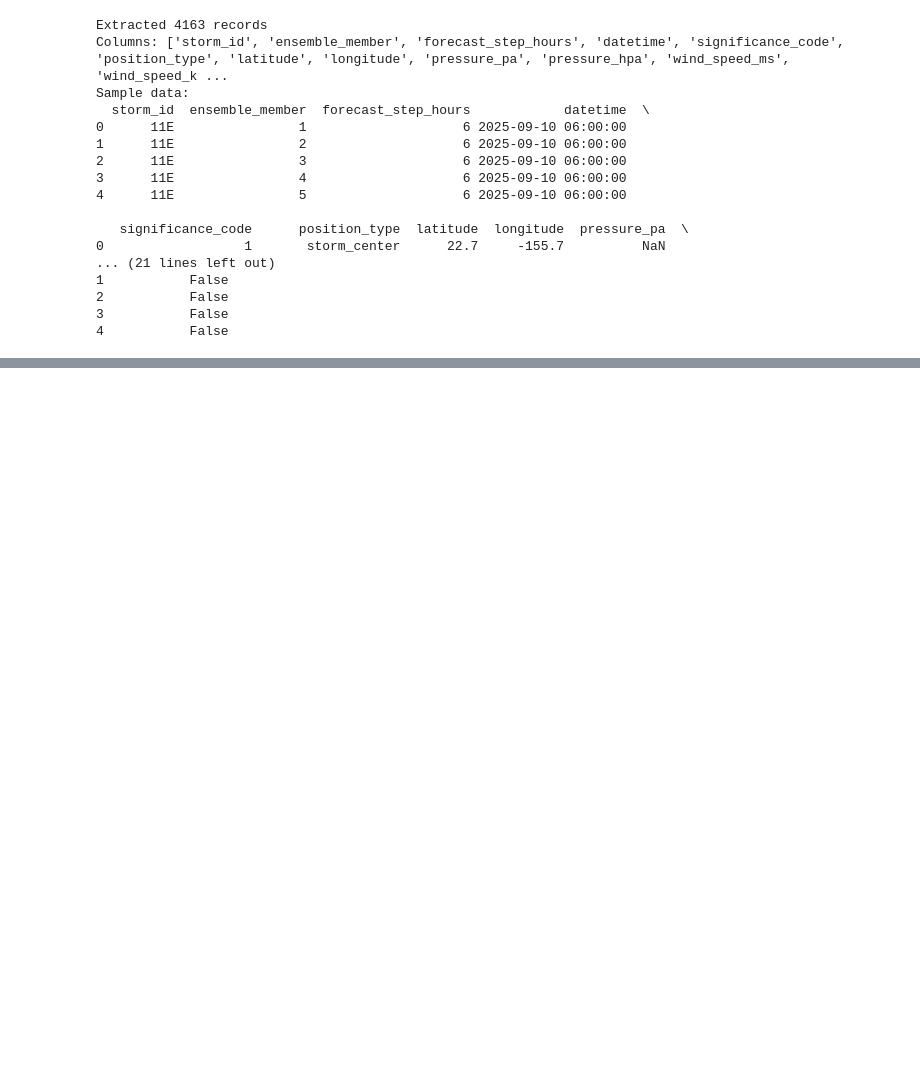
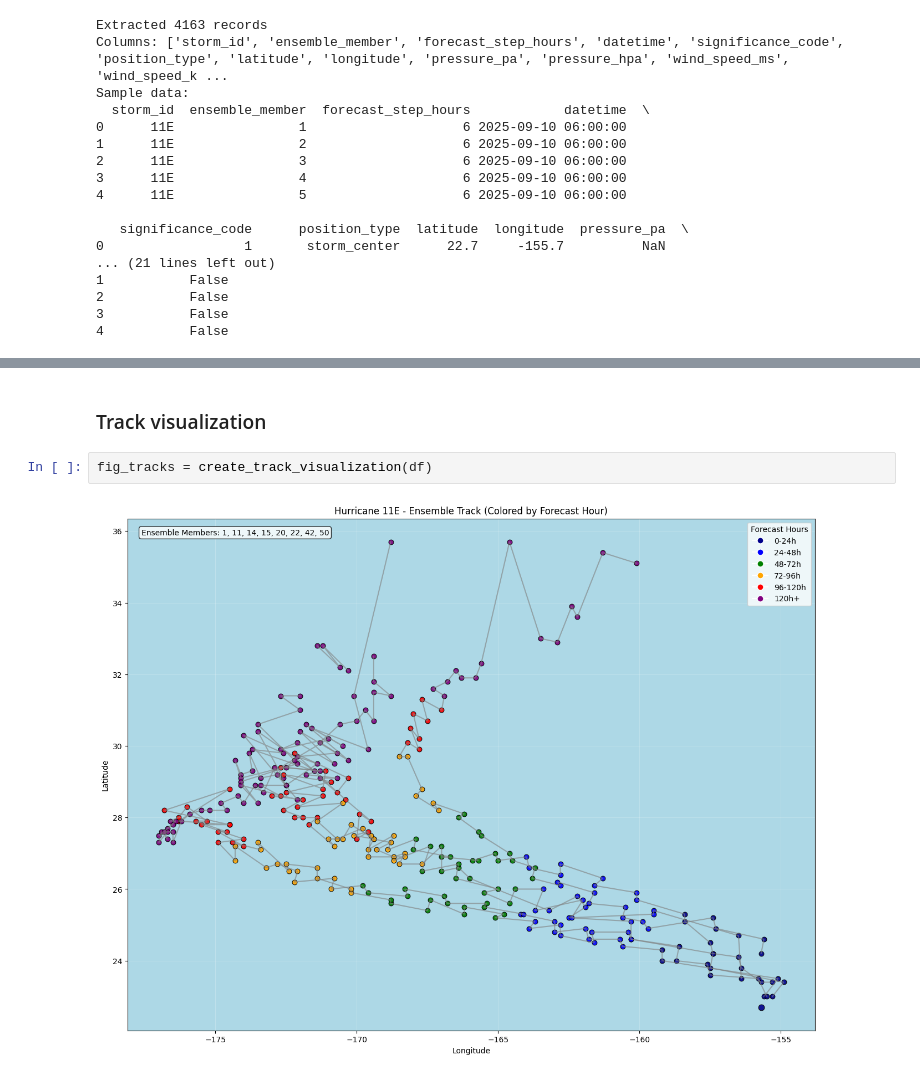
Before and after one commit to felixschwebel/TC-Forecasts-ECMWF, a Jupyter notebook: ecmwf_tc_forecasts_example.ipynb, the cells around one changed output, grey strips where cells are left out. Cells and saved outputs as stored; diff of their text form; blank space fills up the shorter version.

```diff
--- a/ecmwf_tc_forecasts_example.ipynb
+++ b/ecmwf_tc_forecasts_example.ipynb
@@ -105,0 +151,6 @@ Sample data:
+# %% [markdown]
+### Track visualization
+# %%
+fig_tracks = create_track_visualization(df)
+# %% [output]
+[figure, added]
```
Also changed, not shown: parts of 12 cells of this notebook, 2 other files.
